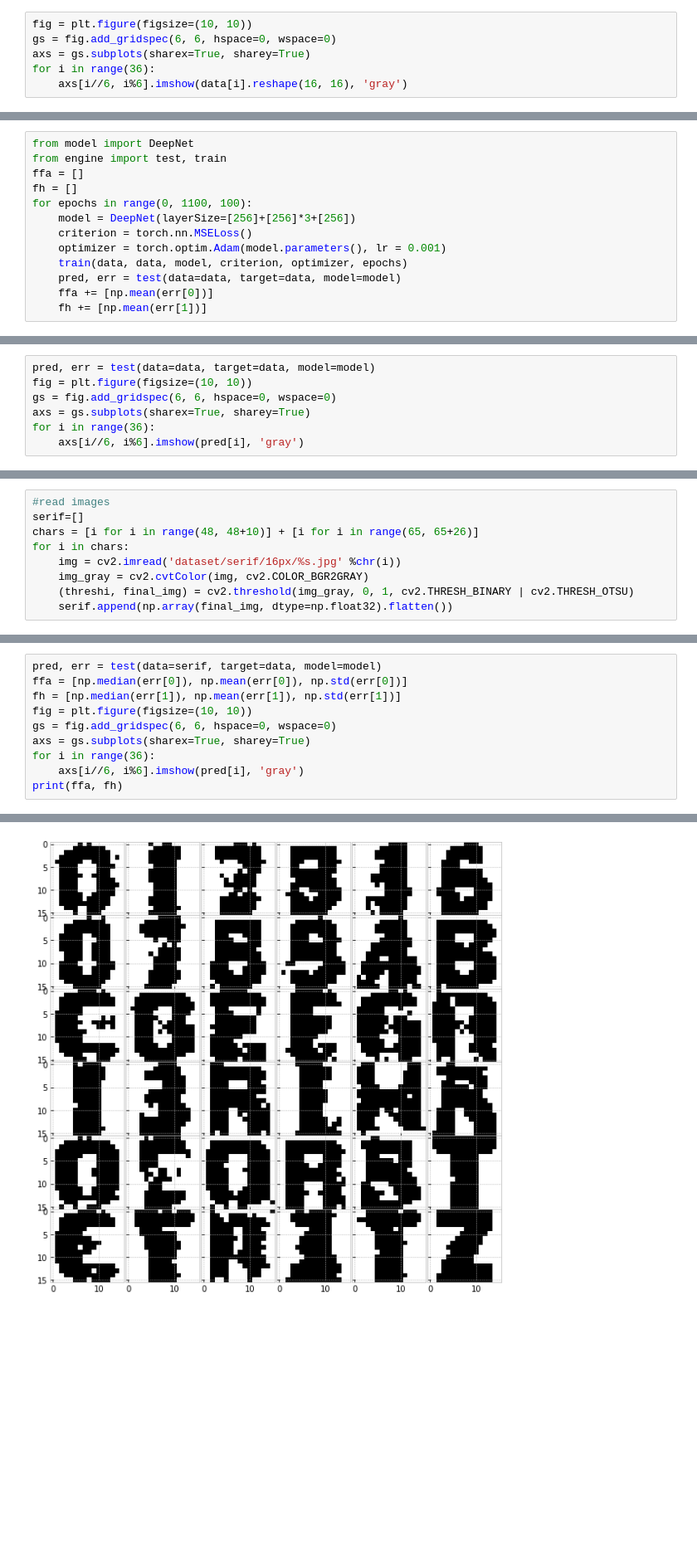
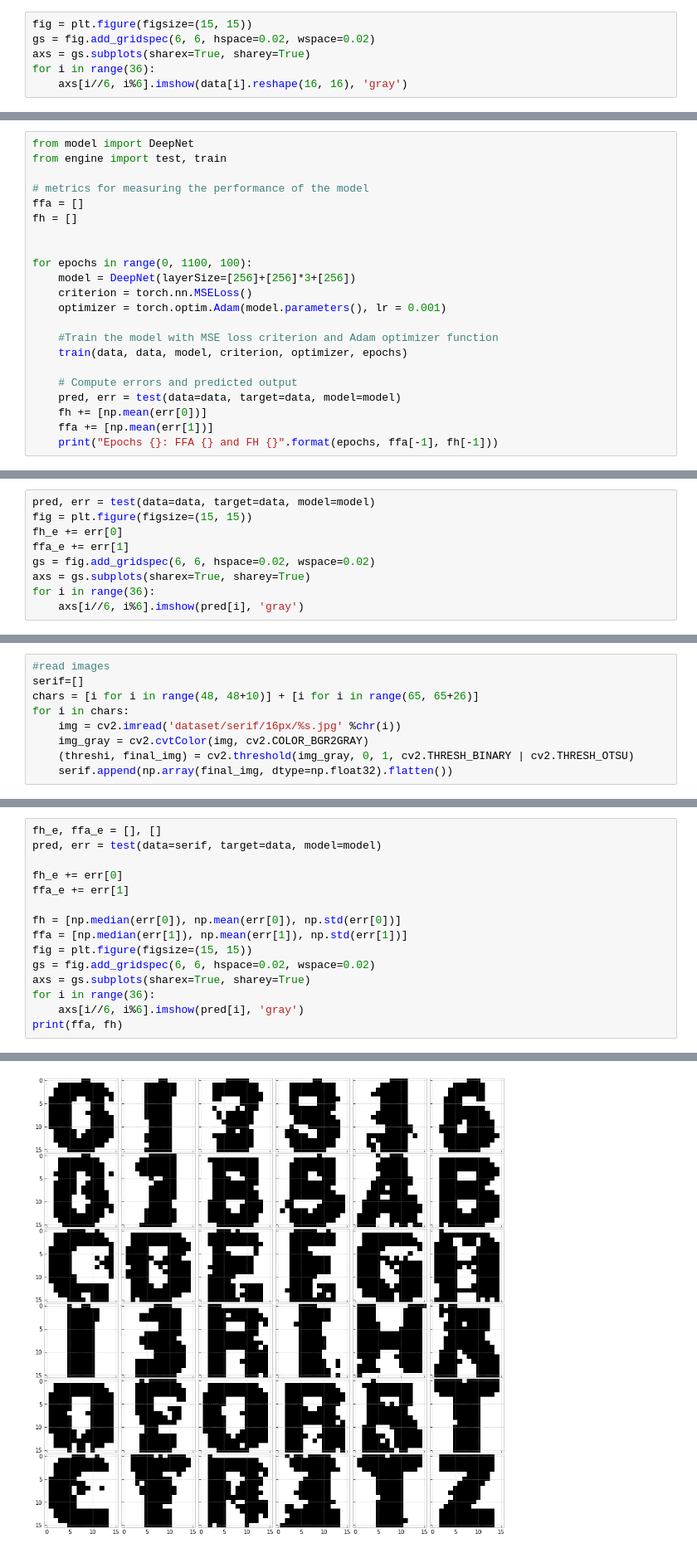
Before and after one commit to shivambang/Neural-Networks, a Jupyter notebook: Deep Neural Network/dnn.ipynb, the cells around one changed output, grey strips where cells are left out. Shown at 83% size. Drawn from its saved outputs; the diff is of its cells as text; blank space fills up the shorter version.

```diff
--- a/Deep Neural Network/dnn.ipynb
+++ b/Deep Neural Network/dnn.ipynb
@@ -18,6 +25,6 @@ for i in chars:
 # %%
-fig = plt.figure(figsize=(10, 10))
-gs = fig.add_gridspec(6, 6, hspace=0, wspace=0)
+fig = plt.figure(figsize=(15, 15))
+gs = fig.add_gridspec(6, 6, hspace=0.02, wspace=0.02)
 axs = gs.subplots(sharex=True, sharey=True)
 for i in range(36):
     axs[i//6, i%6].imshow(data[i].reshape(16, 16), 'gray')
@@ -40,13 +49,22 @@ y_data = Variable(torch.Tensor([data]))
 # %%
 from model import DeepNet
 from engine import test, train
+
+# metrics for measuring the performance of the model
 ffa = []
 fh = []
+
+
 for epochs in range(0, 1100, 100):
     model = DeepNet(layerSize=[256]+[256]*3+[256])
     criterion = torch.nn.MSELoss()
     optimizer = torch.optim.Adam(model.parameters(), lr = 0.001)
+
+    #Train the model with MSE loss criterion and Adam optimizer function
     train(data, data, model, criterion, optimizer, epochs)
+
+    # Compute errors and predicted output
     pred, err = test(data=data, target=data, model=model)
-    ffa += [np.mean(err[0])]
-    fh += [np.mean(err[1])]
+    fh += [np.mean(err[0])]
+    ffa += [np.mean(err[1])]
+    print("Epochs {}: FFA {} and FH {}".format(epochs, ffa[-1], fh[-1]))
@@ -66,7 +104,9 @@ train(data, data, model, criterion, optimizer, 200)
 # %%
 pred, err = test(data=data, target=data, model=model)
-fig = plt.figure(figsize=(10, 10))
-gs = fig.add_gridspec(6, 6, hspace=0, wspace=0)
+fig = plt.figure(figsize=(15, 15))
+fh_e += err[0]
+ffa_e += err[1]
+gs = fig.add_gridspec(6, 6, hspace=0.02, wspace=0.02)
 axs = gs.subplots(sharex=True, sharey=True)
 for i in range(36):
     axs[i//6, i%6].imshow(pred[i], 'gray')
@@ -84,9 +137,14 @@ for i in chars:
 # %%
+fh_e, ffa_e = [], []
 pred, err = test(data=serif, target=data, model=model)
-ffa = [np.median(err[0]), np.mean(err[0]), np.std(err[0])]
-fh = [np.median(err[1]), np.mean(err[1]), np.std(err[1])]
-fig = plt.figure(figsize=(10, 10))
-gs = fig.add_gridspec(6, 6, hspace=0, wspace=0)
+
+fh_e += err[0]
+ffa_e += err[1]
+
+fh = [np.median(err[0]), np.mean(err[0]), np.std(err[0])]
+ffa = [np.median(err[1]), np.mean(err[1]), np.std(err[1])]
+fig = plt.figure(figsize=(15, 15))
+gs = fig.add_gridspec(6, 6, hspace=0.02, wspace=0.02)
 axs = gs.subplots(sharex=True, sharey=True)
 for i in range(36):
     axs[i//6, i%6].imshow(pred[i], 'gray')
@@ -96 +154 @@ print(ffa, fh)
-[figure, old version]
+[figure, new version]
```
Also changed, not shown: parts of 18 cells of this notebook.
